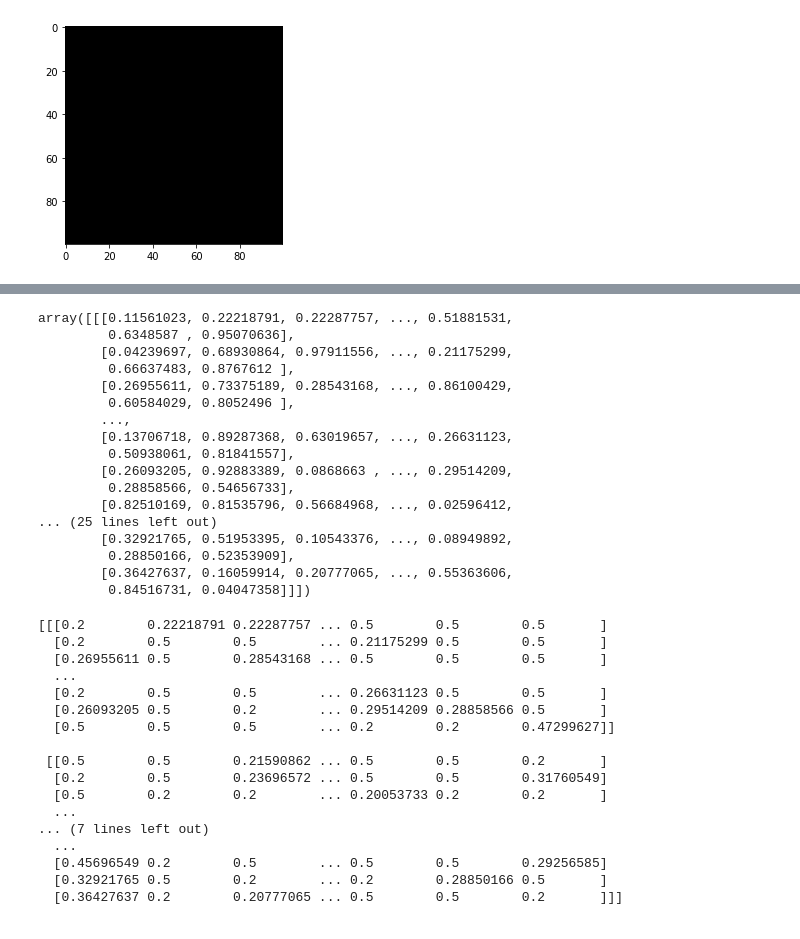
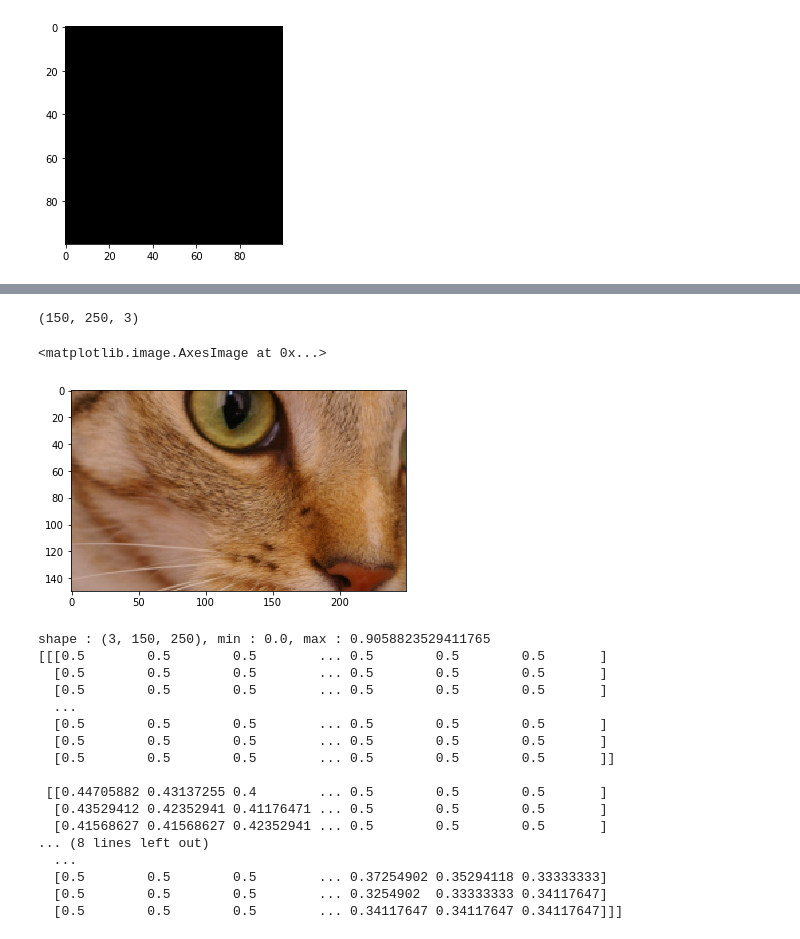
Before and after one commit to KwankiAhn/ai-study, a Jupyter notebook: dataloader/skimage-test.ipynb, the cells around one changed output, grey strips where cells are left out. Saved outputs shown, nothing was run; the diff lists cells and outputs as text; code cells hidden in the pictures.

Commit message:
np clip

```diff
--- a/dataloader/skimage-test.ipynb
+++ b/dataloader/skimage-test.ipynb
@@ -130,2 +119,3 @@ tmp.shape
 # %%
-training_data = np.transpose(tmp, (2, 0, 1))
+training_data = np.transpose(original, (2, 0, 1))
+print(training_data.shape)
@@ -156,44 +124,37 @@ array([[[0.11561023, 0.76426064, 0.05941123],
-# %%
-training_data
-# %% [output]
-array([[[0.11561023, 0.22218791, 0.22287757, ..., 0.51881531,
-         0.6348587 , 0.95070636],
-        [0.04239697, 0.68930864, 0.97911556, ..., 0.21175299,
-         0.66637483, 0.8767612 ],
-        [0.26955611, 0.73375189, 0.28543168, ..., 0.86100429,
-         0.60584029, 0.8052496 ],
-        ...,
-        [0.13706718, 0.89287368, 0.63019657, ..., 0.26631123,
-         0.50938061, 0.81841557],
-        [0.26093205, 0.92883389, 0.0868663 , ..., 0.29514209,
-         0.28858566, 0.54656733],
-        [0.82510169, 0.81535796, 0.56684968, ..., 0.02596412,
-... (25 lines left out)
-        [0.32921765, 0.51953395, 0.10543376, ..., 0.08949892,
-         0.28850166, 0.52353909],
-        [0.36427637, 0.16059914, 0.20777065, ..., 0.55363606,
-         0.84516731, 0.04047358]]])
+# %%
+training_data_1 = np.transpose(training_data, (1, 2, 0))
+print(training_data_1.shape)
+# %% [output]
+(150, 250, 3)
+# %%
+plt.imshow(training_data_1)
+# %% [output]
+<matplotlib.image.AxesImage at 0x...>
+[figure, added]
 # %%
 import torch
 # %%
 # numpy.clip(a, a_min, a_max, out=None, **kwargs)[source]
 import numpy as np
-print(np.clip(training_data, 0.2, 0.5))
+tmp1 = np.clip(training_data, 0.2, 0.5)
+min_, max_ = get_min_max_of_arr(tmp1)
+print("shape : {}, min : {}, max : {}".format(tmp1.shape, min_, max_))
+print(tmp)
 # %% [output]
-[[[0.2        0.22218791 0.22287757 ... 0.5        0.5        0.5       ]
-  [0.2        0.5        0.5        ... 0.21175299 0.5        0.5       ]
-  [0.26955611 0.5        0.28543168 ... 0.5        0.5        0.5       ]
+shape : (3, 150, 250), min : 0.0, max : 0.9058823529411765
+[[[0.5        0.5        0.5        ... 0.5        0.5        0.5       ]
+  [0.5        0.5        0.5        ... 0.5        0.5        0.5       ]
+  [0.5        0.5        0.5        ... 0.5        0.5        0.5       ]
   ...
-  [0.2        0.5        0.5        ... 0.26631123 0.5        0.5       ]
-  [0.26093205 0.5        0.2        ... 0.29514209 0.28858566 0.5       ]
-  [0.5        0.5        0.5        ... 0.2        0.2        0.47299627]]
+  [0.5        0.5        0.5        ... 0.5        0.5        0.5       ]
+  [0.5        0.5        0.5        ... 0.5        0.5        0.5       ]
+  [0.5        0.5        0.5        ... 0.5        0.5        0.5       ]]
 
- [[0.5        0.5        0.21590862 ... 0.5        0.5        0.2       ]
-  [0.2        0.5        0.23696572 ... 0.5        0.5        0.31760549]
-  [0.5        0.2        0.2        ... 0.20053733 0.2        0.2       ]
+ [[0.44705882 0.43137255 0.4        ... 0.5        0.5        0.5       ]
+  [0.43529412 0.42352941 0.41176471 ... 0.5        0.5        0.5       ]
+  [0.41568627 0.41568627 0.42352941 ... 0.5        0.5        0.5       ]
+... (8 lines left out)
   ...
-... (7 lines left out)
-  ...
-  [0.45696549 0.2        0.5        ... 0.5        0.5        0.29256585]
-  [0.32921765 0.5        0.2        ... 0.2        0.28850166 0.5       ]
-  [0.36427637 0.2        0.20777065 ... 0.5        0.5        0.2       ]]]
+  [0.5        0.5        0.5        ... 0.37254902 0.35294118 0.33333333]
+  [0.5        0.5        0.5        ... 0.3254902  0.33333333 0.34117647]
+  [0.5        0.5        0.5        ... 0.34117647 0.34117647 0.34117647]]]
```
Also changed, not shown: parts of 9 cells of this notebook.
